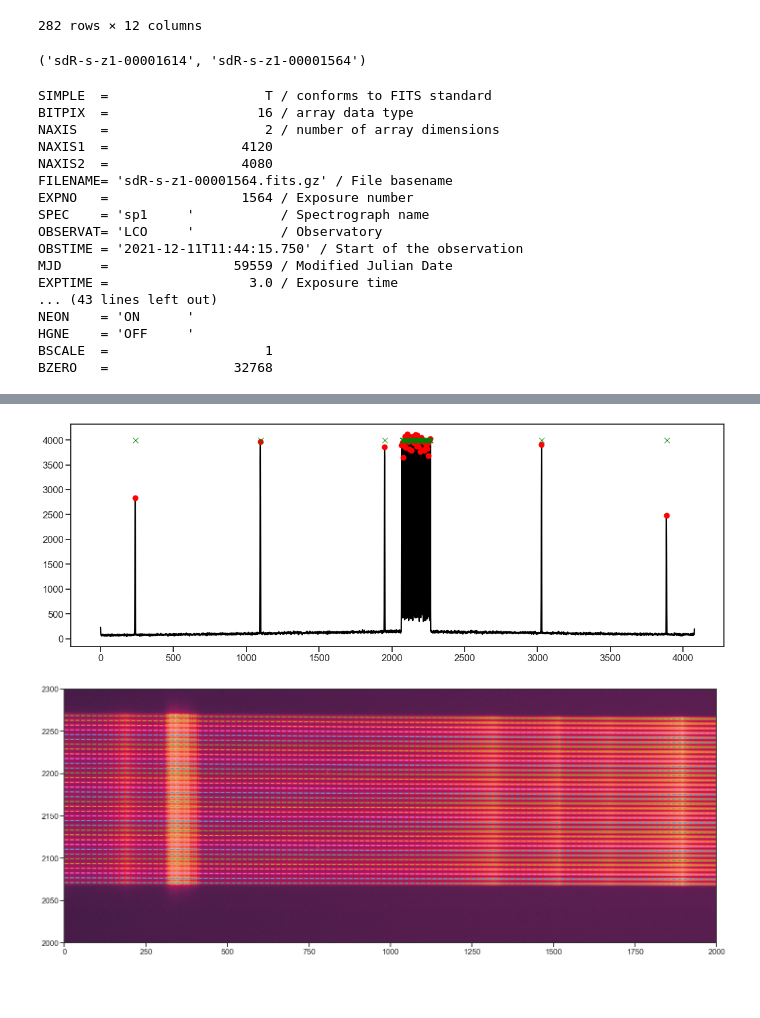
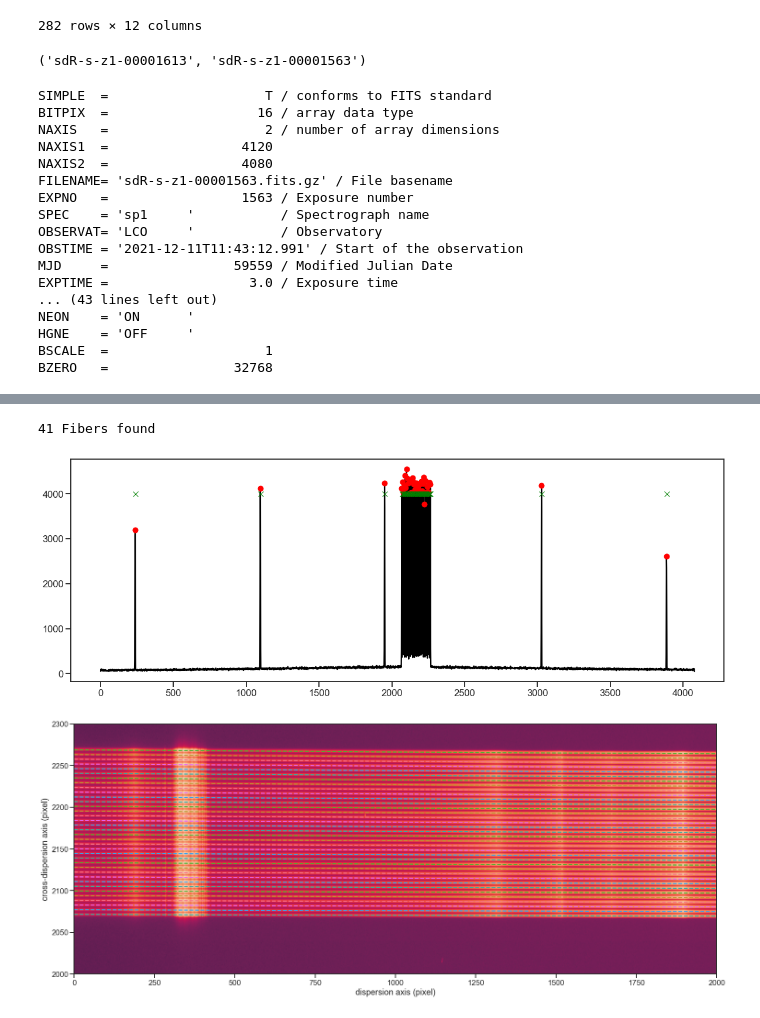
Before and after one commit to sdss/lvmdrp, a Jupyter notebook: docs/nb/lab-lamps.ipynb, the cells around one changed output, grey strips where cells are left out. Drawn from its saved outputs; the diff is of its cells as text; code cells hidden in the pictures; blank space fills up the shorter version.

```diff
--- a/docs/nb/lab-lamps.ipynb
+++ b/docs/nb/lab-lamps.ipynb
@@ -124,7 +124,7 @@ clean_frames.loc[:, ['IMAGETYP', 'M625L4', 'FFS', 'MI150', 'TS', 'ARGON', 'XENON
 # cont_path = clean_frames.loc[clean_frames.LDLS=="ON"].iloc[-1].filepath
 # subprocess.run(f"ds9 {cont_path}".split())
 
-iframe = -1
+iframe = -2
 cont_path = clean_frames.loc[clean_frames.LDLS=="ON"].iloc[iframe].filepath
 cont_name = os.path.basename(cont_path).replace(".fits.gz", "")
 
@@ -133,7 +133,7 @@ arc_name = os.path.basename(arc_path).replace(".fits.gz", "")
 
 cont_name, arc_name
 # %% [output]
-('sdR-s-z1-00001614', 'sdR-s-z1-00001564')
+('sdR-s-z1-00001613', 'sdR-s-z1-00001563')
 # %%
 f = fits.open(arc_path)
 f[0].header
@@ -143,11 +143,11 @@ BITPIX  =                   16 / array data type
 NAXIS   =                    2 / number of array dimensions
 NAXIS1  =                 4120
 NAXIS2  =                 4080
-FILENAME= 'sdR-s-z1-00001564.fits.gz' / File basename
-EXPNO   =                 1564 / Exposure number
+FILENAME= 'sdR-s-z1-00001563.fits.gz' / File basename
+EXPNO   =                 1563 / Exposure number
 SPEC    = 'sp1     '           / Spectrograph name
 OBSERVAT= 'LCO     '           / Observatory
-OBSTIME = '2021-12-11T11:44:15.750' / Start of the observation
+OBSTIME = '2021-12-11T11:43:12.991' / Start of the observation
 MJD     =                59559 / Modified Julian Date
 EXPTIME =                  3.0 / Exposure time
 ... (43 lines left out)
@@ -209,6 +209,8 @@ plt.imshow(np.log10(cosmic[0].data), origin="lower")
 plt.gca().set_aspect("auto")
 plt.xlim(0,2000)
 plt.ylim(2000,2300)
+plt.xlabel("dispersion axis (pixel)")
+plt.ylabel("cross-dispersion axis (pixel)")
 
 # plt.figure(figsize=(20,))
 xx = np.arange(cosmic[0].data.shape[1])
@@ -268,5 +273,6 @@ imageMethod.extractSpec_drp(
+41 Fibers found
-[figure, old version]
+[figure, new version]
-[figure, old version]
+[figure, new version]
 # %%
 # extraccion del arco
 imageMethod.preprocRawFrame_drp(
```
Also changed, not shown: parts of 11 cells of this notebook.
